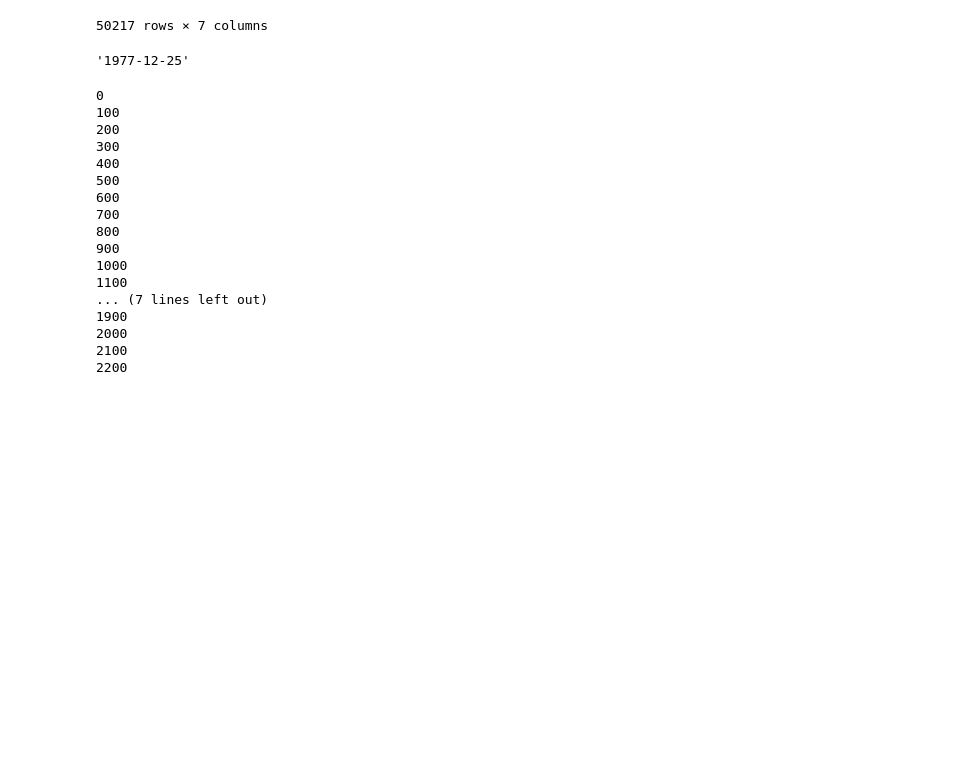
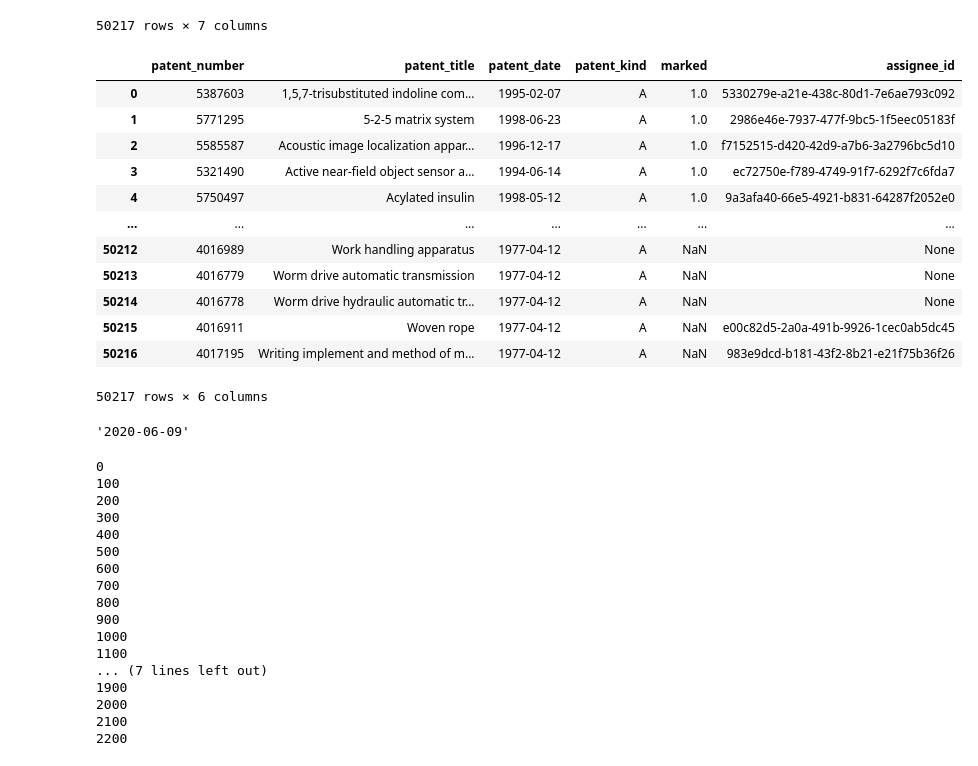
Before and after one commit to gregbellan/MODS208, a Jupyter notebook: Scrapping_v2.ipynb, the cells around one changed output. Saved outputs shown, nothing was run; the diff lists cells and outputs as text; code cells hidden in the pictures; blank space fills up the shorter version.

```diff
--- a/Scrapping_v2.ipynb
+++ b/Scrapping_v2.ipynb
@@ -139,12 +139,28 @@ df["assignee_id"] = assignee_id
 df = df.drop(['assignees','patent_type'],axis=1)
 # %%
 df = df.reset_index(drop=True)
+# %%
+df
+# %% [output]
+|  | patent_number | patent_title | patent_date | patent_kind | marked | assignee_id |
+| 0 | 5387603 | 1,5,7-trisubstituted indoline com... | 1995-02-07 | A | 1.0 | 5330279e-a21e-438c-80d1-7e6ae793c092 |
+| 1 | 5771295 | 5-2-5 matrix system | 1998-06-23 | A | 1.0 | 2986e46e-7937-477f-9bc5-1f5eec05183f |
+| 2 | 5585587 | Acoustic image localization appar... | 1996-12-17 | A | 1.0 | f7152515-d420-42d9-a7b6-3a2796bc5d10 |
+| 3 | 5321490 | Active near-field object sensor a... | 1994-06-14 | A | 1.0 | ec72750e-f789-4749-91f7-6292f7c6fda7 |
+| 4 | 5750497 | Acylated insulin | 1998-05-12 | A | 1.0 | 9a3afa40-66e5-4921-b831-64287f2052e0 |
+| ... | ... | ... | ... | ... | ... | ... |
+| 50212 | 4016989 | Work handling apparatus | 1977-04-12 | A | NaN | None |
+| 50213 | 4016779 | Worm drive automatic transmission | 1977-04-12 | A | NaN | None |
+| 50214 | 4016778 | Worm drive hydraulic automatic tr... | 1977-04-12 | A | NaN | None |
+| 50215 | 4016911 | Woven rope | 1977-04-12 | A | NaN | e00c82d5-2a0a-491b-9926-1cec0ab5dc45 |
+| 50216 | 4017195 | Writing implement and method of m... | 1977-04-12 | A | NaN | 983e9dcd-b181-43f2-8b21-e21f75b36f26 |
+50217 rows × 6 columns
 # %%
 df['marked'] = df['marked'].fillna(0)
 # %%
-max(df[df.marked ==0].patent_date)
+max(df[df.marked ==1].patent_date)
 # %% [output]
-'1977-12-25'
+'2020-06-09'
 # %%
 df_assignees=pd.DataFrame(columns=["assignee_id", "assignee_organization","assignee_type", "assignee_lastknown_country", "assignee_total_num_patents", "assignee_total_num_inventors"])
 # %%
```
Also changed, not shown: parts of 1 cell of this notebook.
